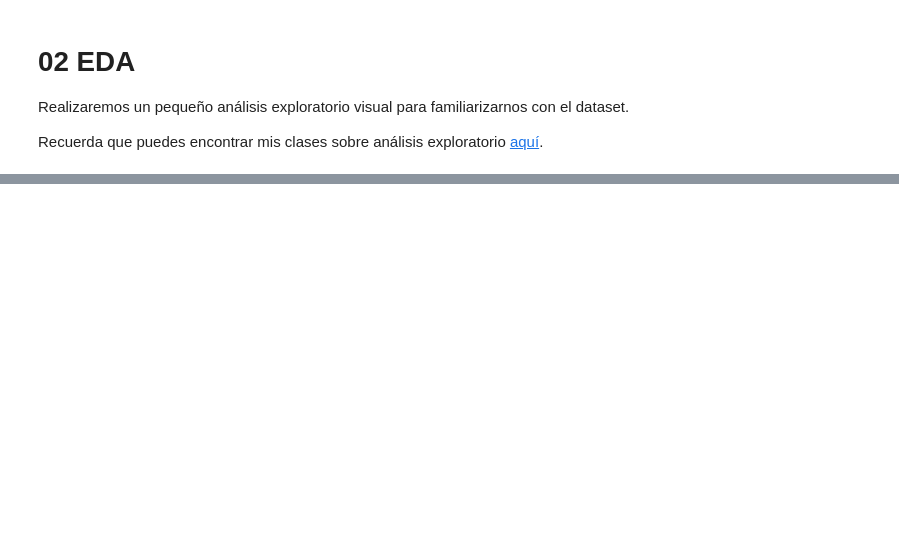
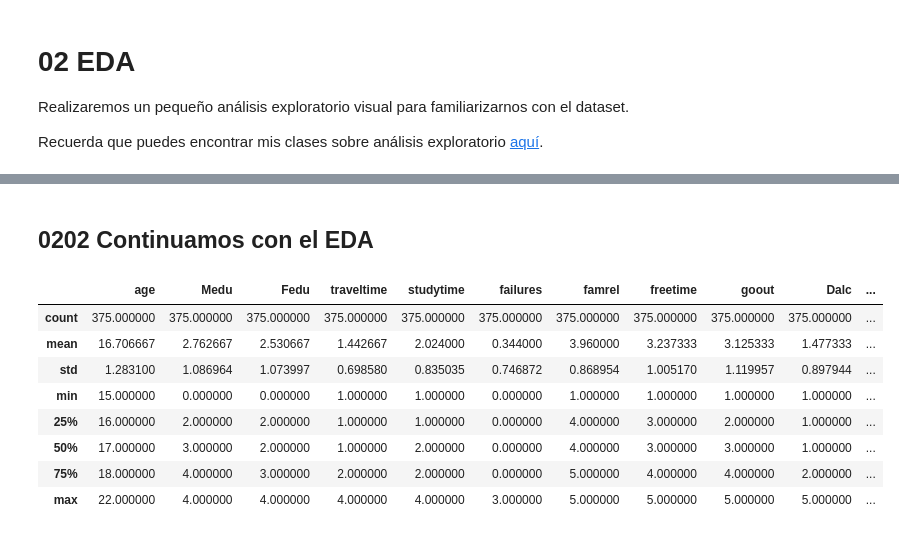
Before and after one commit to JotaBlanco/TheValley, a Jupyter notebook: Arboles/Clase_02_Arboles/02_B_Preparando_Datos_para_Árboles_de_Decisión.ipynb, the cells around one changed output, grey strips where cells are left out. Saved outputs shown, nothing was run; the diff lists cells and outputs as text; code cells hidden in the pictures; blank space fills up the shorter version.

```diff
--- a/Arboles/Clase_02_Arboles/02_B_Preparando_Datos_para_Árboles_de_Decisión.ipynb
+++ b/Arboles/Clase_02_Arboles/02_B_Preparando_Datos_para_Árboles_de_Decisión.ipynb
@@ -351,0 +134,14 @@ print('Precisión de arbol depth=20 es de ',accuracy_score(y, prediccion_20))
+# %% [markdown]
+## 0202 Continuamos con el EDA
+# %%
+df_2.describe()
+# %% [output]
+|  | age | Medu | Fedu | traveltime | studytime | failures | famrel | freetime | goout | Dalc | ... |
+| count | 375.000000 | 375.000000 | 375.000000 | 375.000000 | 375.000000 | 375.000000 | 375.000000 | 375.000000 | 375.000000 | 375.000000 | ... |
+| mean | 16.706667 | 2.762667 | 2.530667 | 1.442667 | 2.024000 | 0.344000 | 3.960000 | 3.237333 | 3.125333 | 1.477333 | ... |
+| std | 1.283100 | 1.086964 | 1.073997 | 0.698580 | 0.835035 | 0.746872 | 0.868954 | 1.005170 | 1.119957 | 0.897944 | ... |
+| min | 15.000000 | 0.000000 | 0.000000 | 1.000000 | 1.000000 | 0.000000 | 1.000000 | 1.000000 | 1.000000 | 1.000000 | ... |
+| 25% | 16.000000 | 2.000000 | 2.000000 | 1.000000 | 1.000000 | 0.000000 | 4.000000 | 3.000000 | 2.000000 | 1.000000 | ... |
+| 50% | 17.000000 | 3.000000 | 2.000000 | 1.000000 | 2.000000 | 0.000000 | 4.000000 | 3.000000 | 3.000000 | 1.000000 | ... |
+| 75% | 18.000000 | 4.000000 | 3.000000 | 2.000000 | 2.000000 | 0.000000 | 5.000000 | 4.000000 | 4.000000 | 2.000000 | ... |
+| max | 22.000000 | 4.000000 | 4.000000 | 4.000000 | 4.000000 | 3.000000 | 5.000000 | 5.000000 | 5.000000 | 5.000000 | ... |
```
Also changed, not shown: parts of 128 cells of this notebook.
